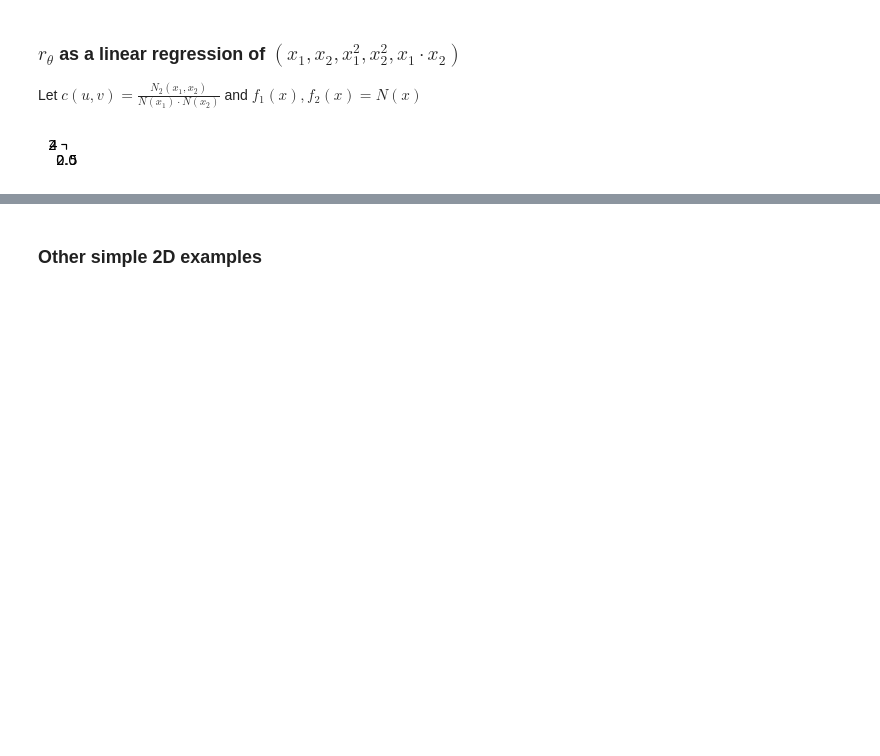
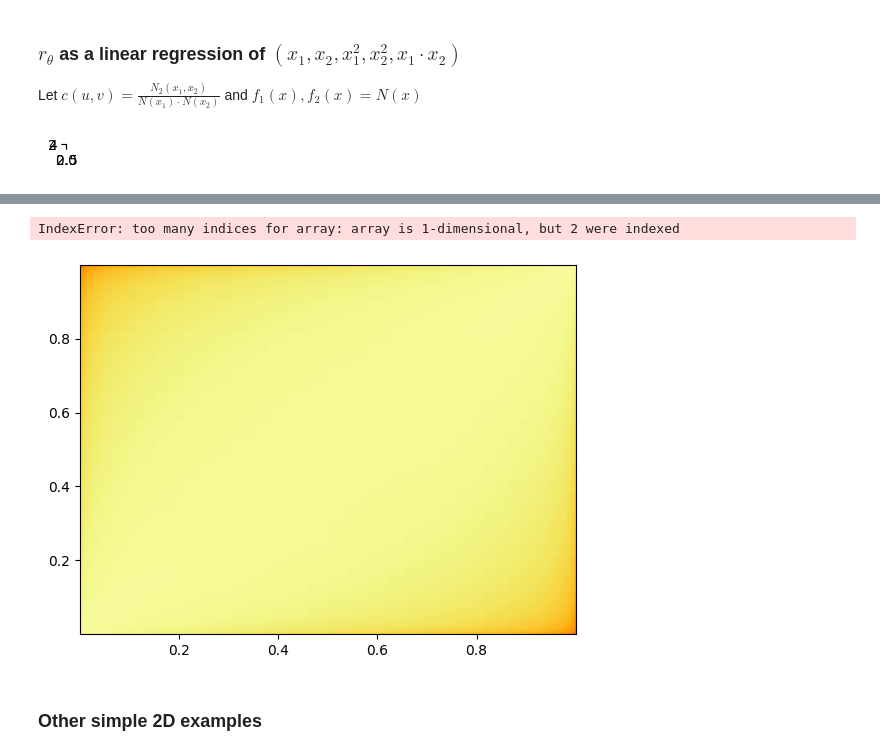
Before and after one commit to Huk-David/Ratio-Copula, a Jupyter notebook: Copula by Ratio Estimation/first_test.ipynb, the cells around one changed output, grey strips where cells are left out. Drawn from its saved outputs; the diff is of its cells as text; code cells hidden in the pictures; blank space fills up the shorter version.

```diff
--- a/Copula by Ratio Estimation/first_test.ipynb
+++ b/Copula by Ratio Estimation/first_test.ipynb
@@ -227,3 +231,11 @@ plt.show()
+# %%
+# Plot of ratio
+ratio = log_ratio(theta = theta, data = uvinput, degree=basis_degree).detach().numpy()
+plt.pcolormesh(scs.norm.cdf(xgrid.numpy()), scs.norm.cdf(ygrid.numpy()), ratio.reshape(100, 100), cmap='inferno')
+fig.colorbar(ratio_plot, ax=axs[1,0])
+# %% [output]
+IndexError: too many indices for array: array is 1-dimensional, but 2 were indexed
+[figure, added]
 # %% [markdown]
 ### Other simple 2D examples
 # %% [markdown]
```
Also changed, not shown: parts of 4 cells of this notebook, 1 other file.
